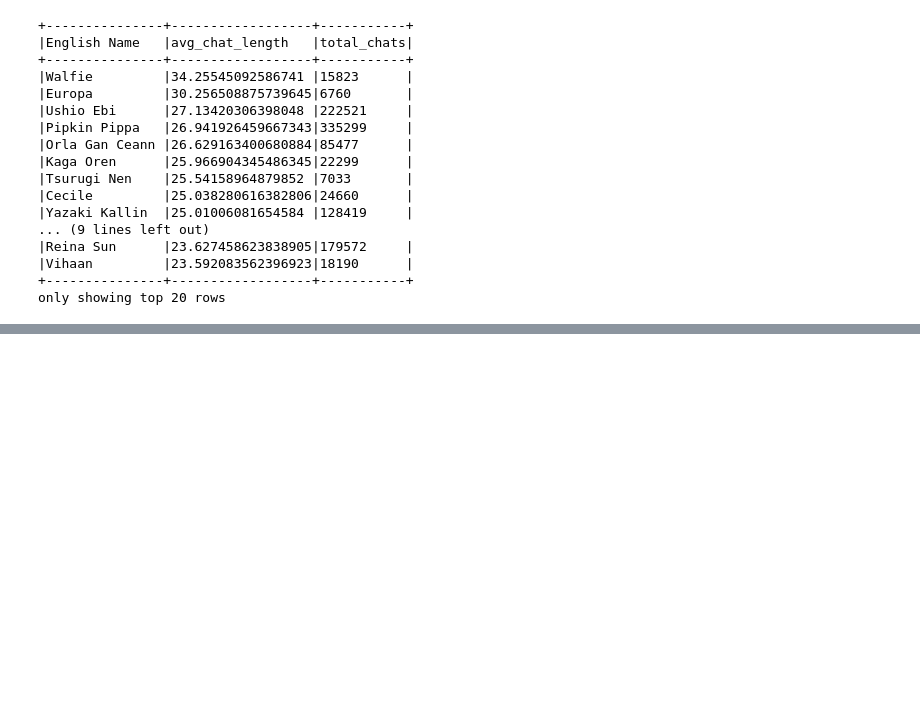
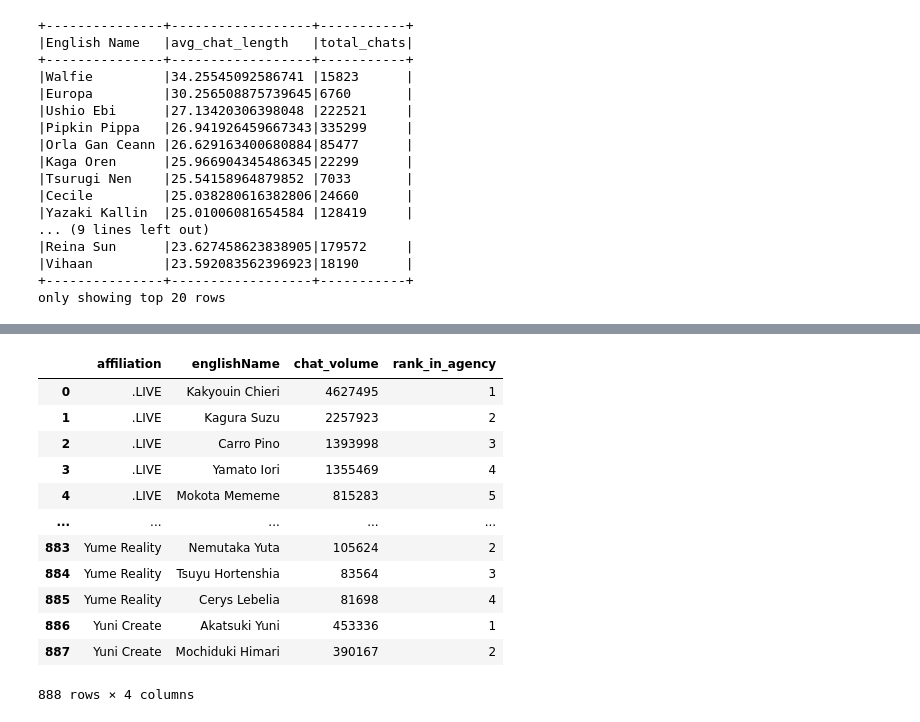
Before and after one commit to RCEjosephkarl/VTuber-1B-LiveChat-Stats, a Jupyter notebook: VTuber_Analytics.ipynb, the cells around one changed output, grey strips where cells are left out. Drawn from its saved outputs; the diff is of its cells as text; code cells hidden in the pictures; blank space fills up the shorter version.

```diff
--- a/VTuber_Analytics.ipynb
+++ b/VTuber_Analytics.ipynb
@@ -330,0 +627,48 @@ only showing top 20 rows
+# %%
+def x9():
+    """ docstring """
+    query = """
+    WITH AgencyStats AS (
+        SELECT
+            ch.affiliation,
+            ch.englishName,
+            COUNT(1) AS chat_volume
+        FROM
+            chats c
+        JOIN
+            channels ch ON c.channelId = ch.channelId
+        WHERE
+            ch.affiliation IS NOT NULL
+        GROUP BY
+            ch.affiliation,
+            ch.englishName
+    )
+    SELECT
+        affiliation,
+        englishName,
+        chat_volume,
+        RANK() OVER (PARTITION BY affiliation ORDER BY chat_volume DESC) as rank_in_agency
+    FROM
+        AgencyStats
+    ORDER BY
+        affiliation ASC,
+        rank_in_agency ASC;
+    """
+
+    return spark.sql(query)
+# %%
+x9().toPandas()
+# %% [output]
+|  | affiliation | englishName | chat_volume | rank_in_agency |
+| 0 | .LIVE | Kakyouin Chieri | 4627495 | 1 |
+| 1 | .LIVE | Kagura Suzu | 2257923 | 2 |
+| 2 | .LIVE | Carro Pino | 1393998 | 3 |
+| 3 | .LIVE | Yamato Iori | 1355469 | 4 |
+| 4 | .LIVE | Mokota Mememe | 815283 | 5 |
+| ... | ... | ... | ... | ... |
+| 883 | Yume Reality | Nemutaka Yuta | 105624 | 2 |
+| 884 | Yume Reality | Tsuyu Hortenshia | 83564 | 3 |
+| 885 | Yume Reality | Cerys Lebelia | 81698 | 4 |
+| 886 | Yuni Create | Akatsuki Yuni | 453336 | 1 |
+| 887 | Yuni Create | Mochiduki Himari | 390167 | 2 |
+888 rows × 4 columns
```
Also changed, not shown: parts of 27 cells of this notebook.
